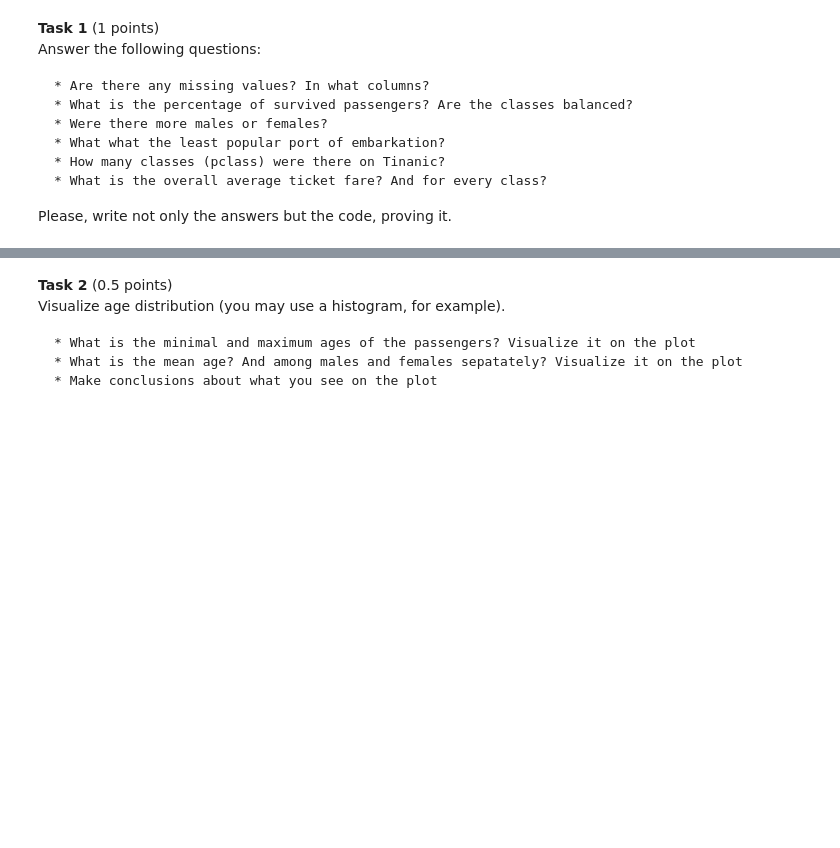
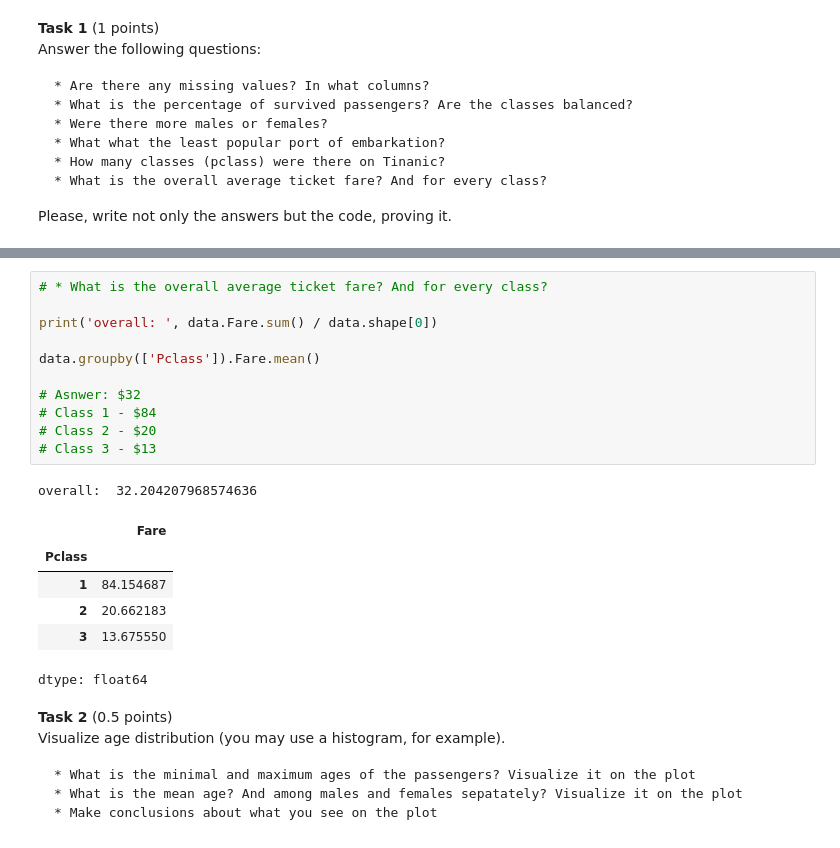
Before and after one commit to ifde/MathematicalMethods, a Jupyter notebook: hw1/hw1_2024.ipynb, the cells around one changed output, grey strips where cells are left out. Cells and saved outputs as stored; diff of their text form; blank space fills up the shorter version.

```diff
--- a/hw1/hw1_2024.ipynb
+++ b/hw1/hw1_2024.ipynb
@@ -368,3 +434,22 @@ Please, write not only the answers but the code, proving it.
+# %%
+# * What is the overall average ticket fare? And for every class?
+
+print('overall: ', data.Fare.sum() / data.shape[0])
+
+data.groupby(['Pclass']).Fare.mean()
+
+# Asnwer: $32
+# Class 1 - $84
+# Class 2 - $20
+# Class 3 - $13
+# %% [output]
+overall:  32.204207968574636
+|  | Fare |
+| Pclass |  |
+| 1 | 84.154687 |
+| 2 | 20.662183 |
+| 3 | 13.675550 |
+dtype: float64
 # %% [markdown]
 **Task 2** (0.5 points) <br/>
 Visualize age distribution (you may use a histogram, for example).
```
Also changed, not shown: parts of 8 cells of this notebook.
